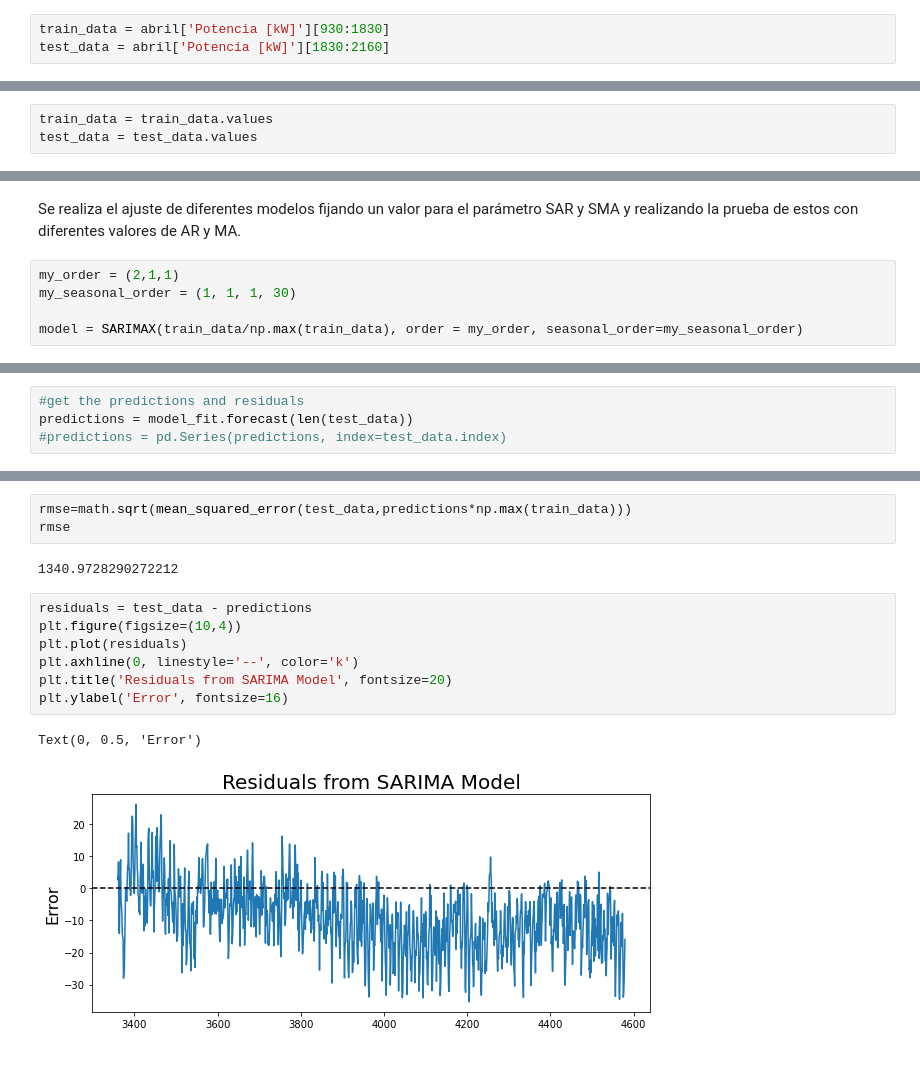
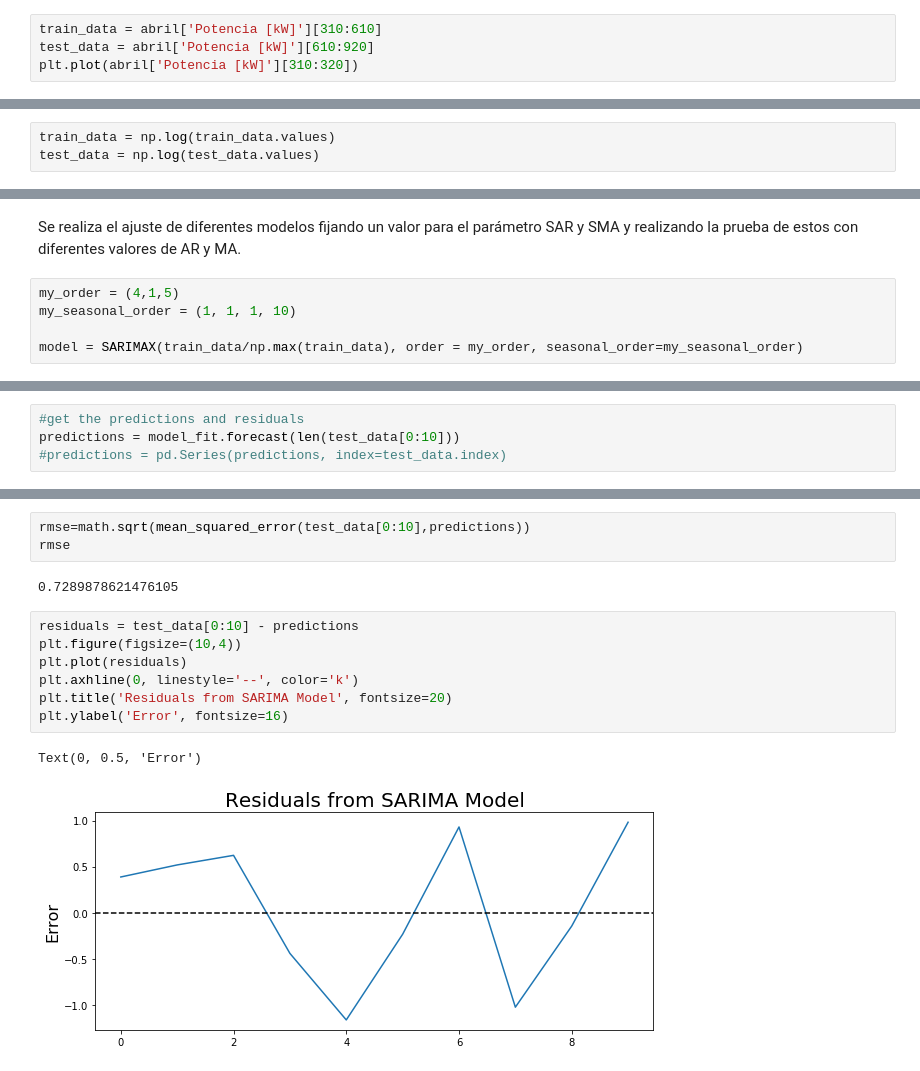
Before and after one commit to only-Robin/Proyecto-Electronica, a Jupyter notebook: DATOS SOLAR/Pre procesados/SARIMAX.ipynb, the cells around one changed output, grey strips where cells are left out. Saved outputs shown, nothing was run; the diff lists cells and outputs as text.

```diff
--- a/DATOS SOLAR/Pre procesados/SARIMAX.ipynb
+++ b/DATOS SOLAR/Pre procesados/SARIMAX.ipynb
@@ -76,5 +133,6 @@ plot_pacf(first_diff[1:])
 # %% [markdown]
 #### Datos de entrenamiento y de prueba
 # %%
-train_data = abril['Potencia [kW]'][930:1830]
-test_data = abril['Potencia [kW]'][1830:2160]
+train_data = abril['Potencia [kW]'][310:610]
+test_data = abril['Potencia [kW]'][610:920]
+plt.plot(abril['Potencia [kW]'][310:320])
@@ -81,3 +147,3 @@ test_data = abril['Potencia [kW]'][1830:2160]
 # %%
-train_data = train_data.values
-test_data = test_data.values
+train_data = np.log(train_data.values)
+test_data = np.log(test_data.values)
@@ -86,8 +172,8 @@ test_data = test_data.values
 # %% [markdown]
 Se realiza el ajuste de diferentes modelos fijando un valor para el parámetro SAR y SMA y realizando la prueba de estos con diferentes valores de AR y MA.
 # %%
-my_order = (2,1,1)
-my_seasonal_order = (1, 1, 1, 30)
+my_order = (4,1,5)
+my_seasonal_order = (1, 1, 1, 10)
 
 model = SARIMAX(train_data/np.max(train_data), order = my_order, seasonal_order=my_seasonal_order)
 # %%
@@ -120,7 +206,7 @@ Warnings:
 [1] Covariance matrix calculated using the outer product of gradients (complex-step).
 # %%
 #get the predictions and residuals
-predictions = model_fit.forecast(len(test_data))
+predictions = model_fit.forecast(len(test_data[0:10]))
 #predictions = pd.Series(predictions, index=test_data.index)
 # %%
 predictions= predictions*np.max(train_data)
@@ -146,18 +217,18 @@ array([ 7.69664855, 10.69404948, 13.19376244, 14.41292082, 17.95496403,
 # %%
-rmse=math.sqrt(mean_squared_error(test_data,predictions*np.max(train_data)))
+rmse=math.sqrt(mean_squared_error(test_data[0:10],predictions))
 rmse
 # %% [output]
-1340.9728290272212
+0.7289878621476105
 # %%
-residuals = test_data - predictions
+residuals = test_data[0:10] - predictions
 plt.figure(figsize=(10,4))
 plt.plot(residuals)
 plt.axhline(0, linestyle='--', color='k')
 plt.title('Residuals from SARIMA Model', fontsize=20)
 plt.ylabel('Error', fontsize=16)
 # %% [output]
 Text(0, 0.5, 'Error')
-[figure, old version]
+[figure, new version]
 # %%
 plt.figure(figsize = (12,10))
 plt.plot(test_data[0:10])
```
Also changed, not shown: parts of 19 cells of this notebook, 32 other files.
